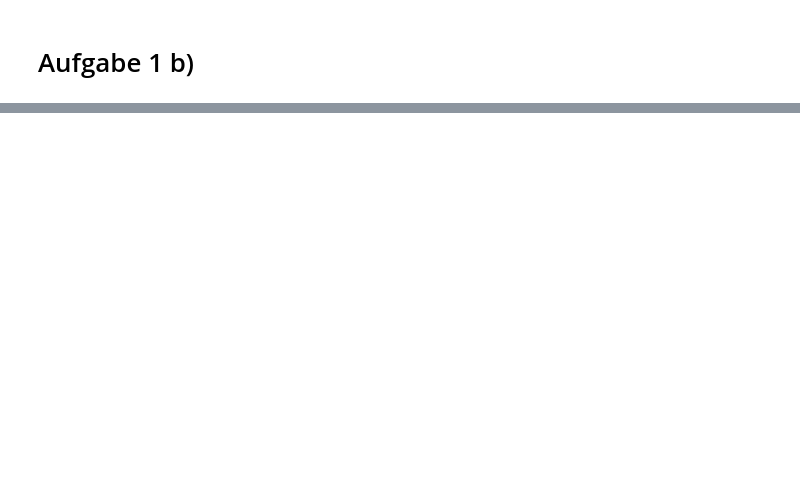
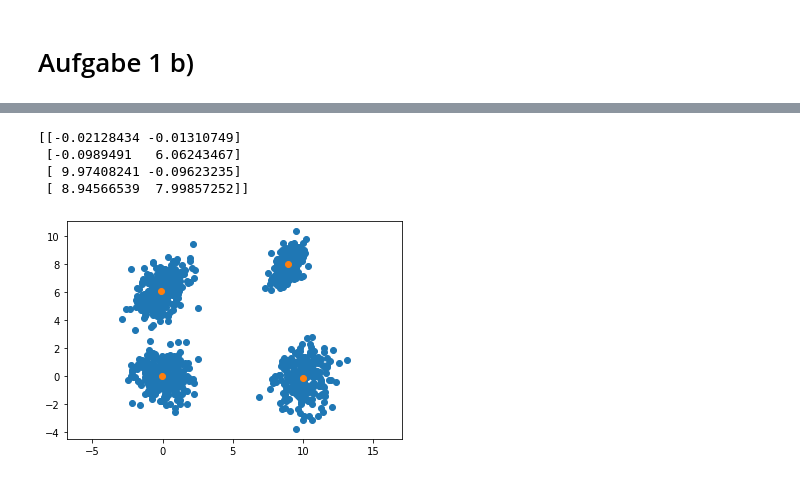
Before and after one commit to Johannes-Gross/ML1_Repo, a Jupyter notebook: Sheet1/main.ipynb, the cells around one changed output, grey strips where cells are left out. Saved outputs shown, nothing was run; the diff lists cells and outputs as text; code cells hidden in the pictures; blank space fills up the shorter version.

```diff
--- a/Sheet1/main.ipynb
+++ b/Sheet1/main.ipynb
@@ -125,0 +202,15 @@ print(correct_frac)
+# %%
+kmeans = KMeans(n_clusters=4, init='random', algorithm='full')
+kmeans.fit(D)
+centers = kmeans.cluster_centers_
+print(centers)
+plt.scatter(D[:,0], D[:,1])
+plt.scatter(centers[:,0],centers[:,1])
+plt.axis('equal')
+plt.show()
+# %% [output]
+[[-0.02128434 -0.01310749]
+ [-0.0989491   6.06243467]
+ [ 9.97408241 -0.09623235]
+ [ 8.94566539  7.99857252]]
+[figure, added]
```
Also changed, not shown: parts of 24 cells of this notebook.
